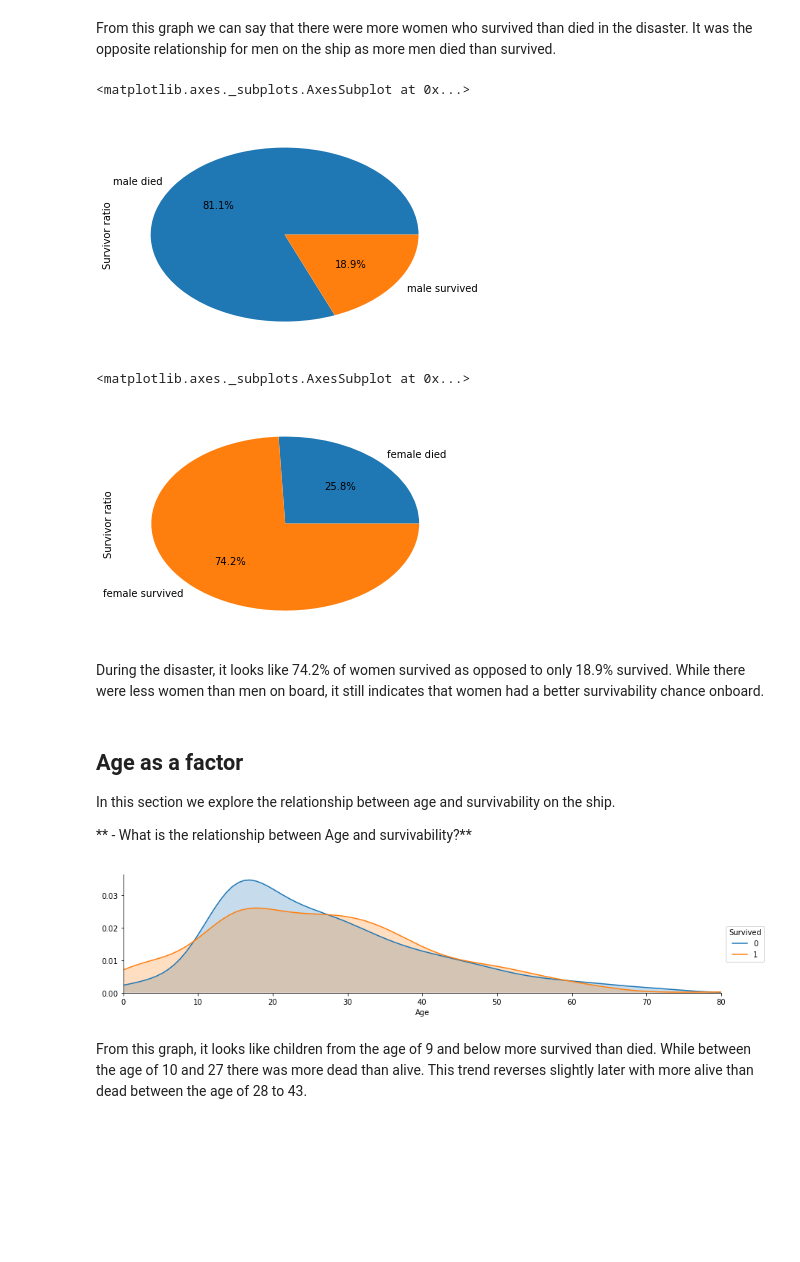
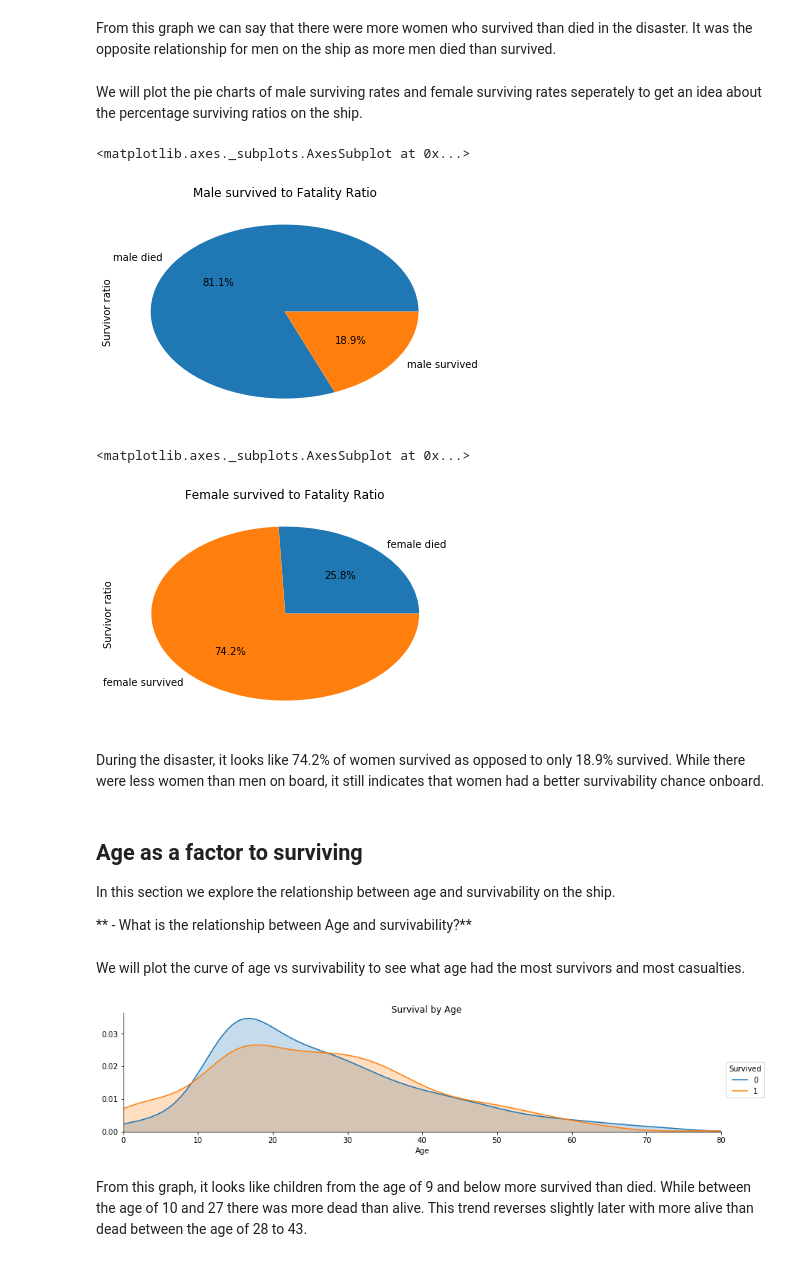
Before and after one commit to hassanhabbak/data_analysis, a Jupyter notebook: TitanicDataAnalysis/Titanic Data Analysis.ipynb, the cells around one changed output. Saved outputs shown, nothing was run; the diff lists cells and outputs as text; code cells hidden in the pictures; blank space fills up the shorter version.

```diff
--- a/TitanicDataAnalysis/Titanic Data Analysis.ipynb
+++ b/TitanicDataAnalysis/Titanic Data Analysis.ipynb
@@ -70,5 +100,7 @@ def setPort(portSTR):
         return 2
     elif portSTR == "S":
         return 3
+    else:
+        return random.randint(1,3)
 titanic_ds['Embarked'] = titanic_ds['Embarked'].apply(setPort)
 # %% [markdown]
@@ -199,32 +266,41 @@ sex_grouped
 | 1 | 109 | 233 |
 # %% [markdown]
 From this graph we can say that there were more women who survived than died in the disaster. It was the opposite relationship for men on the ship as more men died than survived.
+# %% [markdown]
+We will plot the pie charts of male surviving rates and female surviving rates seperately to get an idea about the percentage surviving ratios on the ship.
 # %%
-sex_grouped[0].plot.pie(label= "Survivor ratio", labels=['male died','male survived'],autopct='%1.1f%%')
+sex_grouped[0].plot.pie(title = 'Male survived to Fatality Ratio',
+                        label= "Survivor ratio", labels=['male died','male survived'],
+                        autopct='%1.1f%%')
 # %% [output]
 <matplotlib.axes._subplots.AxesSubplot at 0x...>
-[figure, old version]
+[figure, new version]
 # %%
-sex_grouped[1].plot.pie(label= "Survivor ratio", labels=['female died','female survived'], autopct='%1.1f%%')
+sex_grouped[1].plot.pie(title = 'Female survived to Fatality Ratio',
+                        label= "Survivor ratio", labels=['female died','female survived'],
+                        autopct='%1.1f%%')
 # %% [output]
 <matplotlib.axes._subplots.AxesSubplot at 0x...>
-[figure, old version]
+[figure, new version]
 # %% [markdown]
 During the disaster, it looks like 74.2% of women survived as opposed to only 18.9% survived. While there were less women than men on board, it still indicates that women had a better survivability chance onboard.
 # %% [markdown]
-## Age as a factor
+## Age as a factor to surviving
 
 In this section we explore the relationship between age and survivability on the ship.
 
 ** - What is the relationship between Age and survivability?**
+# %% [markdown]
+We will plot the curve of age vs survivability to see what age had the most survivors and most casualties.
 # %%
 facet = sns.FacetGrid(titanic_ds, hue="Survived",aspect=4)
+plt.gcf().suptitle('Survival by Age')
 facet.map(sns.kdeplot,'Age',shade= True)
 facet.set(xlim=(0, titanic_ds['Age'].max()))
 facet.add_legend()
 plt.show()
 # %% [output]
-[figure, old version]
+[figure, new version]
 # %% [markdown]
 From this graph, it looks like children from the age of 9 and below more survived than died. While between the age of 10 and 27 there was more dead than alive. This trend reverses slightly later with more alive than dead between the age of 28 to 43.
 # %% [markdown]
```
Also changed, not shown: parts of 25 cells of this notebook.
